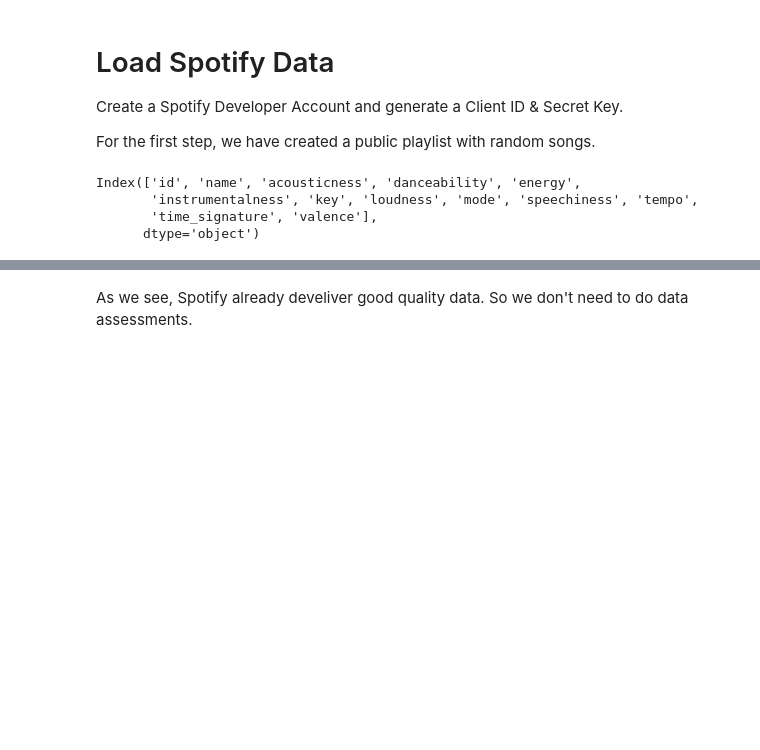
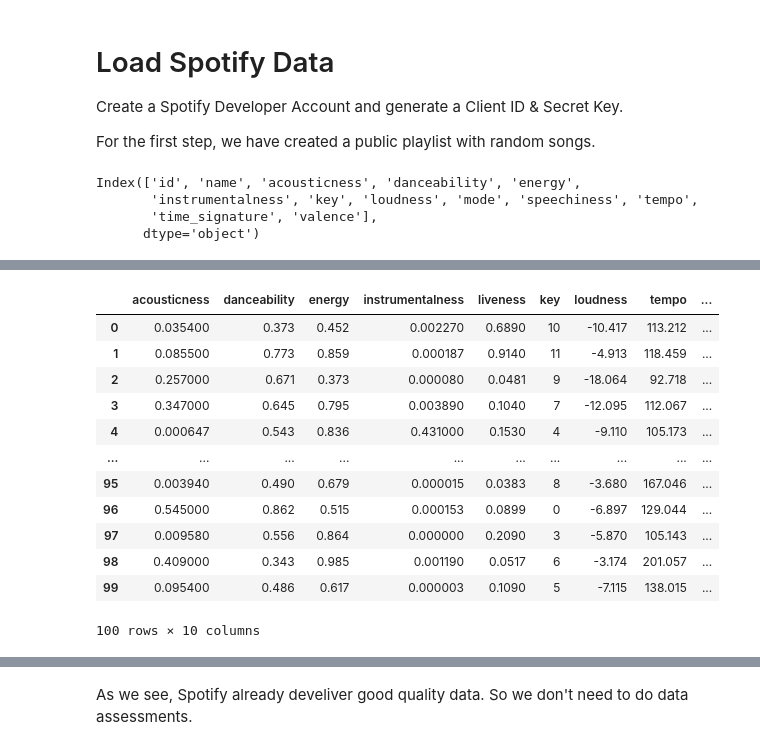
Before and after one commit to jamiany/dspro1, a Jupyter notebook: data_preparation/api.ipynb, the cells around one changed output, grey strips where cells are left out. Saved outputs shown, nothing was run; the diff lists cells and outputs as text; code cells hidden in the pictures; blank space fills up the shorter version.

```diff
--- a/data_preparation/api.ipynb
+++ b/data_preparation/api.ipynb
@@ -76,0 +99,17 @@ df.head()
+# %%
+x = df[['acousticness', 'danceability', 'energy', 'instrumentalness', 'liveness', 'key', 'loudness', 'tempo', 'speechiness', 'valence']]
+x
+# %% [output]
+|  | acousticness | danceability | energy | instrumentalness | liveness | key | loudness | tempo | ... |
+| 0 | 0.035400 | 0.373 | 0.452 | 0.002270 | 0.6890 | 10 | -10.417 | 113.212 | ... |
+| 1 | 0.085500 | 0.773 | 0.859 | 0.000187 | 0.9140 | 11 | -4.913 | 118.459 | ... |
+| 2 | 0.257000 | 0.671 | 0.373 | 0.000080 | 0.0481 | 9 | -18.064 | 92.718 | ... |
+| 3 | 0.347000 | 0.645 | 0.795 | 0.003890 | 0.1040 | 7 | -12.095 | 112.067 | ... |
+| 4 | 0.000647 | 0.543 | 0.836 | 0.431000 | 0.1530 | 4 | -9.110 | 105.173 | ... |
+| ... | ... | ... | ... | ... | ... | ... | ... | ... | ... |
+| 95 | 0.003940 | 0.490 | 0.679 | 0.000015 | 0.0383 | 8 | -3.680 | 167.046 | ... |
+| 96 | 0.545000 | 0.862 | 0.515 | 0.000153 | 0.0899 | 0 | -6.897 | 129.044 | ... |
+| 97 | 0.009580 | 0.556 | 0.864 | 0.000000 | 0.2090 | 3 | -5.870 | 105.143 | ... |
+| 98 | 0.409000 | 0.343 | 0.985 | 0.001190 | 0.0517 | 6 | -3.174 | 201.057 | ... |
+| 99 | 0.095400 | 0.486 | 0.617 | 0.000003 | 0.1090 | 5 | -7.115 | 138.015 | ... |
+100 rows × 10 columns
```
Also changed, not shown: parts of 5 cells of this notebook.
